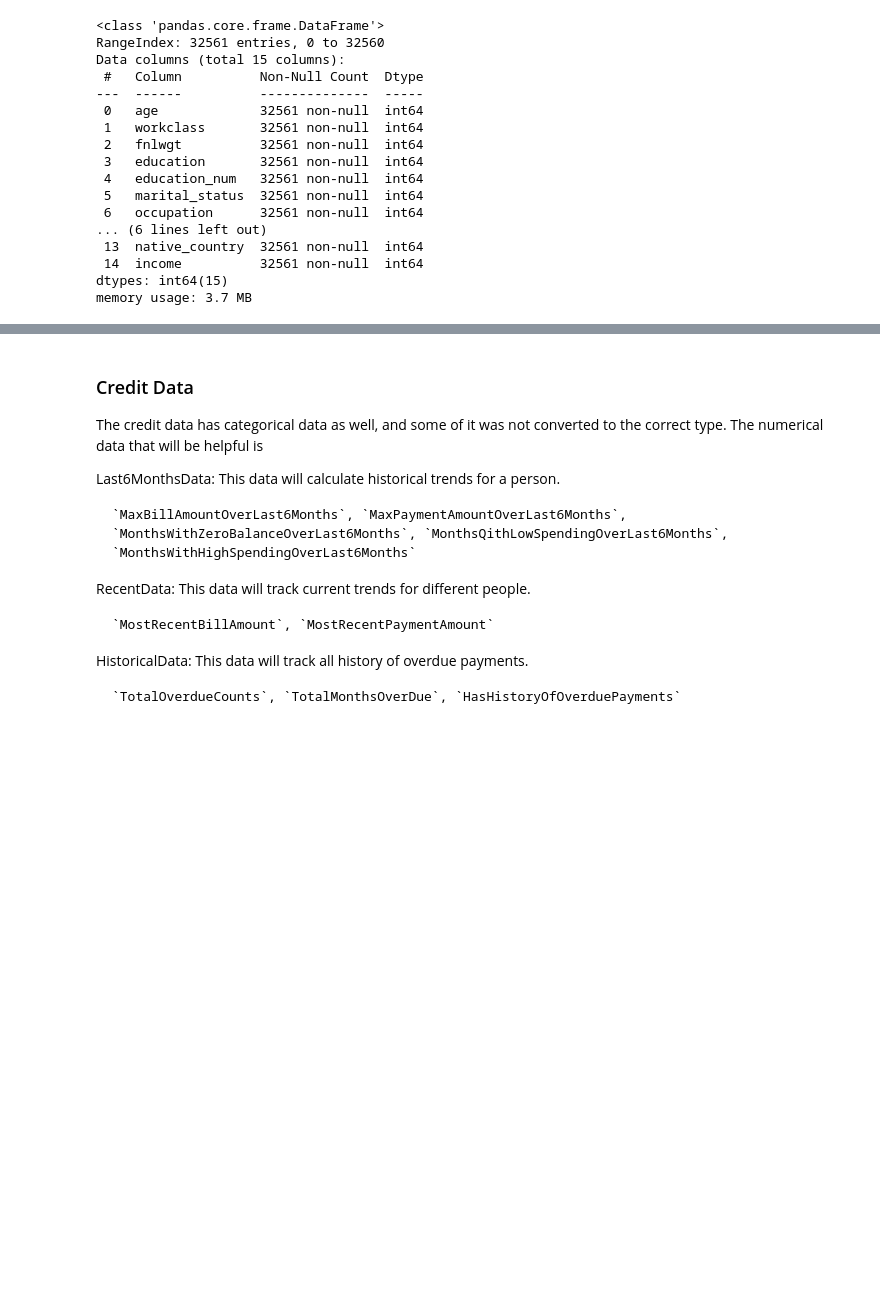
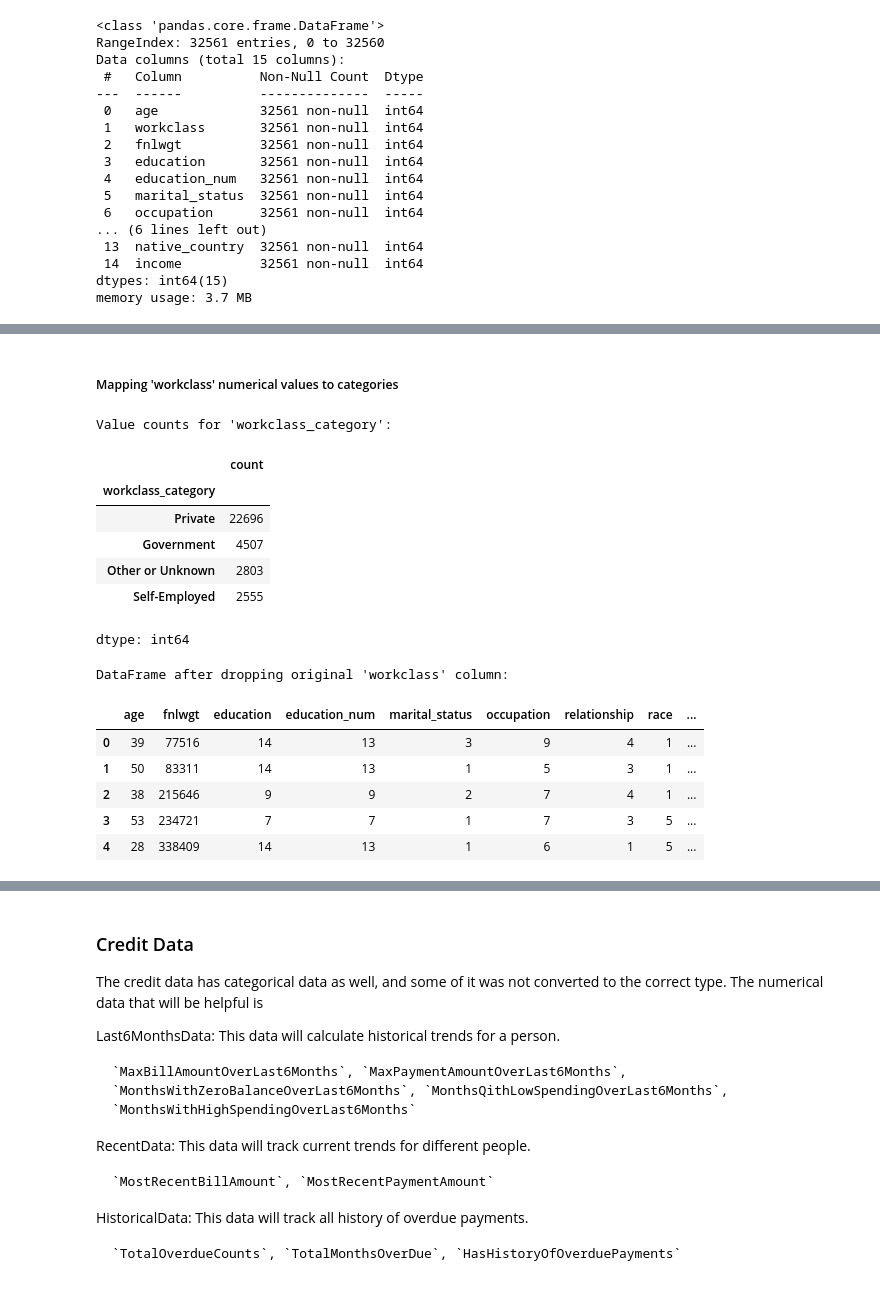
Before and after one commit to HyperTT/GeneticCF, a Jupyter notebook: CS3960_FinalProject.ipynb, the cells around one changed output, grey strips where cells are left out. Cells and saved outputs as stored; diff of their text form; code cells hidden in the pictures; blank space fills up the shorter version.

```diff
--- a/CS3960_FinalProject.ipynb
+++ b/CS3960_FinalProject.ipynb
@@ -121,0 +211,43 @@ memory usage: 3.7 MB
+# %% [markdown]
+##### Mapping 'workclass' numerical values to categories
+# %%
+workclass_mapping = {
+    1: 'Private',
+    2: 'Self-Employed',
+    3: 'Government',
+    4: 'Other or Unknown',
+    5: 'Government',
+    6: 'Government',
+    7: 'Self-Employed',
+    8: 'Other or Unknown',
+    9: 'Other or Unknown'
+}
+
+# Apply the mapping to create a new categorical column
+adultDF['workclass_category'] = adultDF['workclass'].map(workclass_mapping)
+
+# Display the value counts of the new column to verify the mapping
+print("Value counts for 'workclass_category':")
+display(adultDF['workclass_category'].value_counts())
+
+# Drop the original numerical 'workclass' column
+adultDF = adultDF.drop(columns=['workclass'])
+
+print("\nDataFrame after dropping original 'workclass' column:")
+display(adultDF.head())
+# %% [output]
+Value counts for 'workclass_category':
+|  | count |
+| workclass_category |  |
+| Private | 22696 |
+| Government | 4507 |
+| Other or Unknown | 2803 |
+| Self-Employed | 2555 |
+dtype: int64
+DataFrame after dropping original 'workclass' column:
+|  | age | fnlwgt | education | education_num | marital_status | occupation | relationship | race | ... |
+| 0 | 39 | 77516 | 14 | 13 | 3 | 9 | 4 | 1 | ... |
+| 1 | 50 | 83311 | 14 | 13 | 1 | 5 | 3 | 1 | ... |
+| 2 | 38 | 215646 | 9 | 9 | 2 | 7 | 4 | 1 | ... |
+| 3 | 53 | 234721 | 7 | 7 | 1 | 7 | 3 | 5 | ... |
+| 4 | 28 | 338409 | 14 | 13 | 1 | 6 | 1 | 5 | ... |
```
Also changed, not shown: parts of 50 cells of this notebook.
